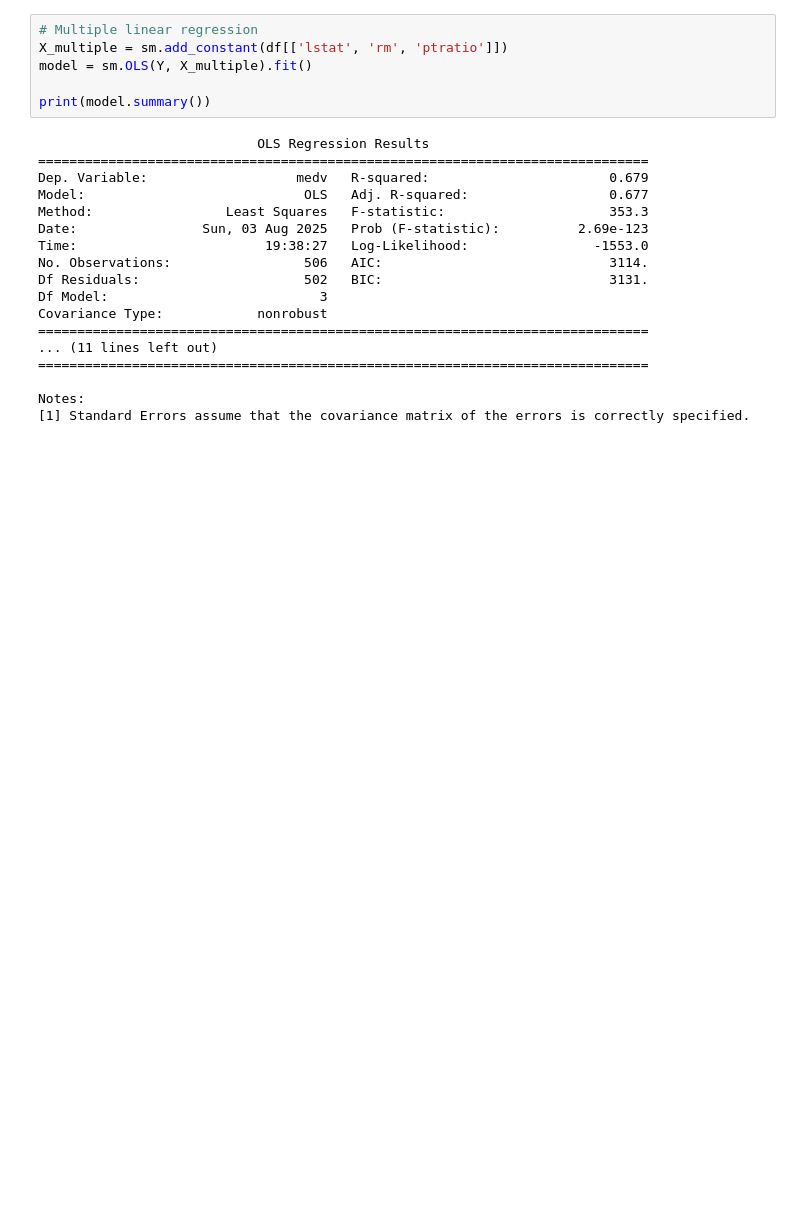
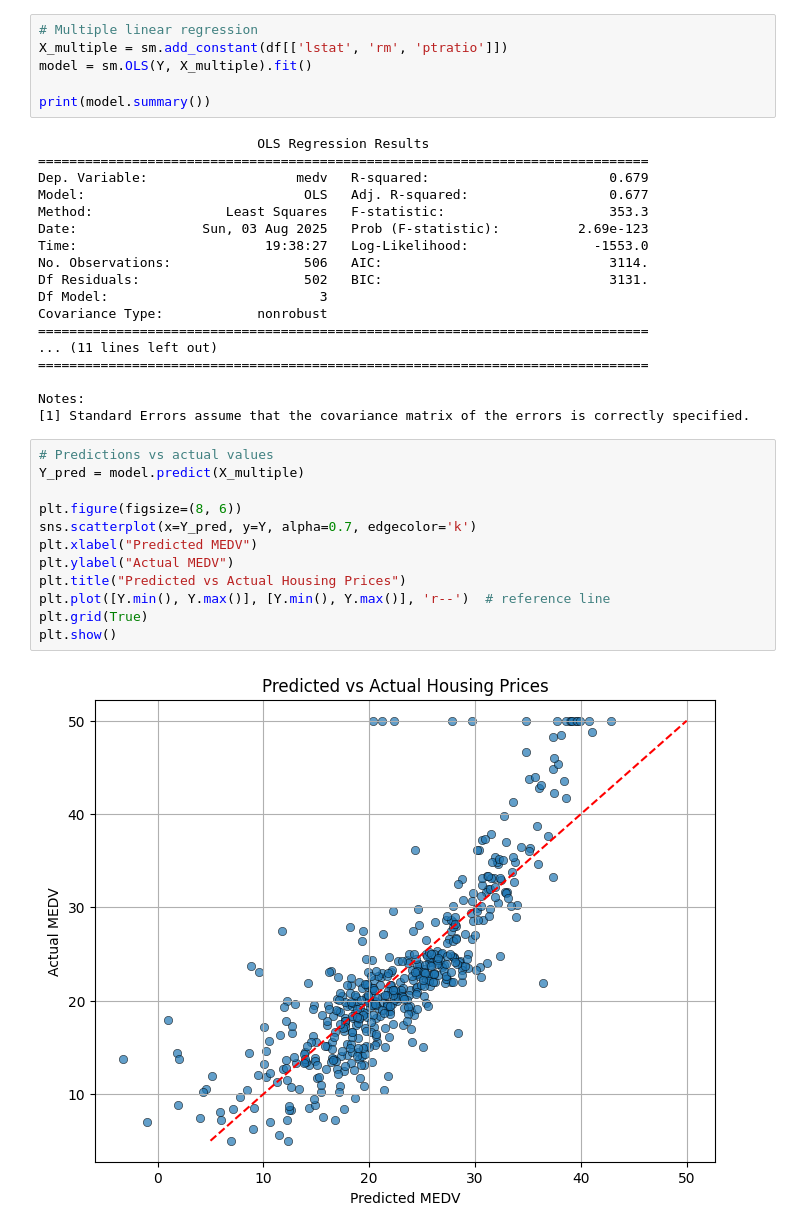
Before and after one commit to rodrigo-glez/linear-regression-boston, a Jupyter notebook: linear_regression_boston.ipynb, the cells around one changed output. Cells and saved outputs as stored; diff of their text form; blank space fills up the shorter version.

Commit message:
Multiple linear regression

```diff
--- a/linear_regression_boston.ipynb
+++ b/linear_regression_boston.ipynb
@@ -149,3 +149,17 @@ Covariance Type:            nonrobust
 
 Notes:
 [1] Standard Errors assume that the covariance matrix of the errors is correctly specified.
+# %%
+# Predictions vs actual values
+Y_pred = model.predict(X_multiple)
+
+plt.figure(figsize=(8, 6))
+sns.scatterplot(x=Y_pred, y=Y, alpha=0.7, edgecolor='k')
+plt.xlabel("Predicted MEDV")
+plt.ylabel("Actual MEDV")
+plt.title("Predicted vs Actual Housing Prices")
+plt.plot([Y.min(), Y.max()], [Y.min(), Y.max()], 'r--')  # reference line
+plt.grid(True)
+plt.show()
+# %% [output]
+[figure, added]
```
